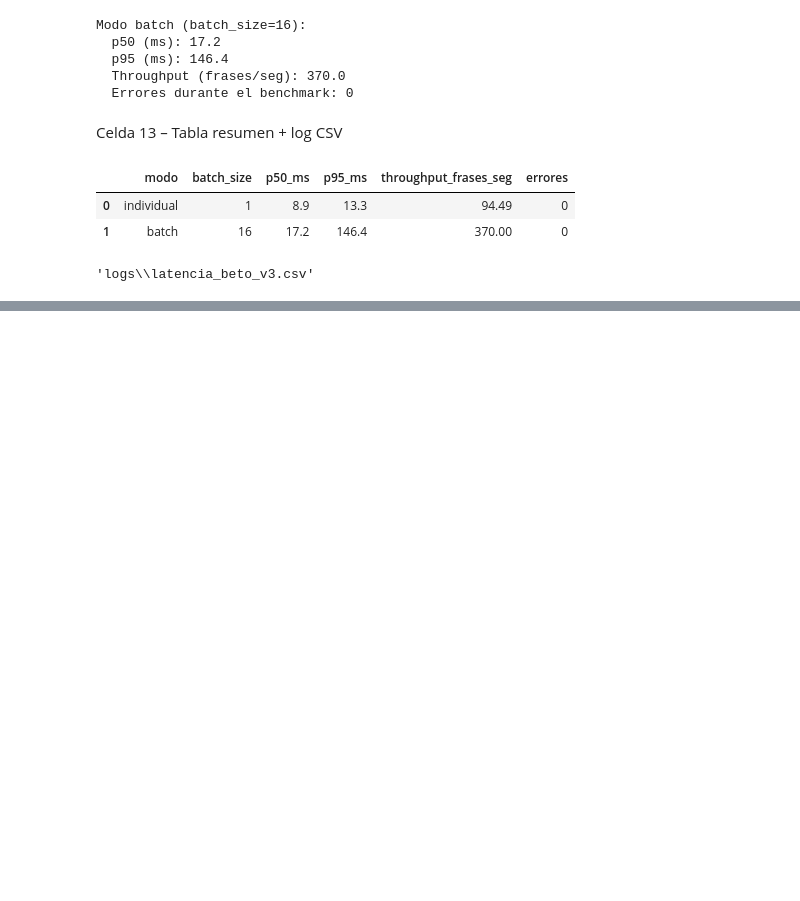
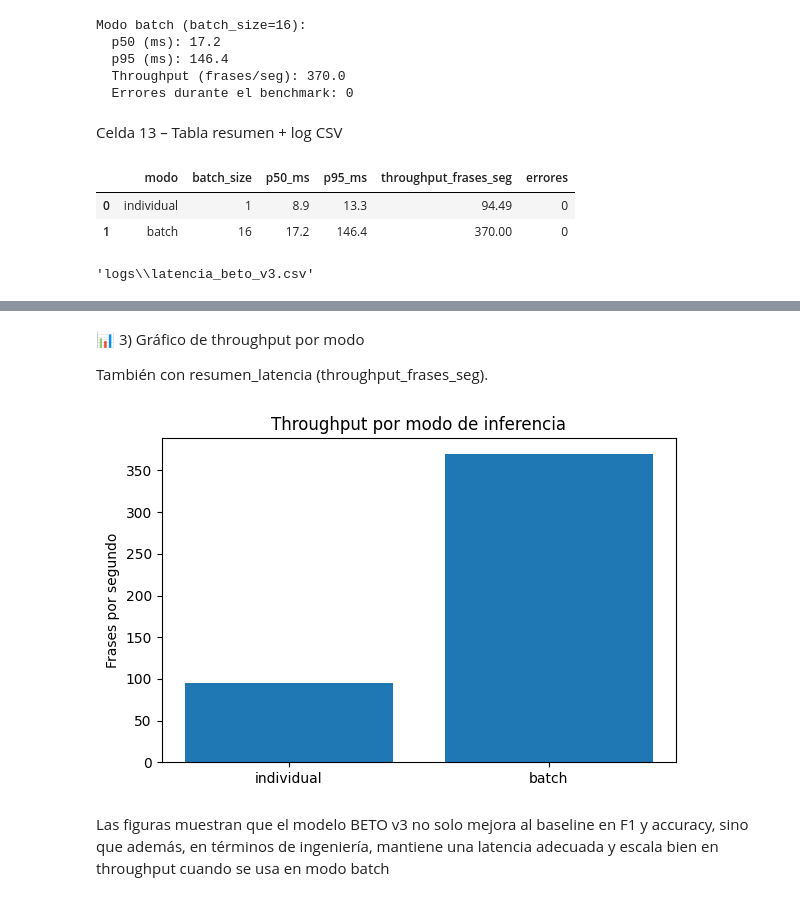
Before and after one commit to jcam121212/tesisuni, a Jupyter notebook: notebooks/7_benchmark_latencia_beto_v3.ipynb, the cells around one changed output, grey strips where cells are left out. Saved outputs shown, nothing was run; the diff lists cells and outputs as text; code cells hidden in the pictures; blank space fills up the shorter version.

```diff
--- a/notebooks/7_benchmark_latencia_beto_v3.ipynb
+++ b/notebooks/7_benchmark_latencia_beto_v3.ipynb
@@ -335,0 +375,15 @@ log_path
+# %% [markdown]
+📊 3) Gráfico de throughput por modo
+
+También con resumen_latencia (throughput_frases_seg).
+# %%
+plt.figure(figsize=(6, 4))
+plt.bar(resumen_latencia["modo"], resumen_latencia["throughput_frases_seg"])
+plt.ylabel("Frases por segundo")
+plt.title("Throughput por modo de inferencia")
+plt.tight_layout()
+plt.show()
+# %% [output]
+[figure, added]
+# %% [markdown]
+Las figuras muestran que el modelo BETO v3 no solo mejora al baseline en F1 y accuracy, sino que además, en términos de ingeniería, mantiene una latencia adecuada y escala bien en throughput cuando se usa en modo batch
```
Also changed, not shown: parts of 5 cells of this notebook.
